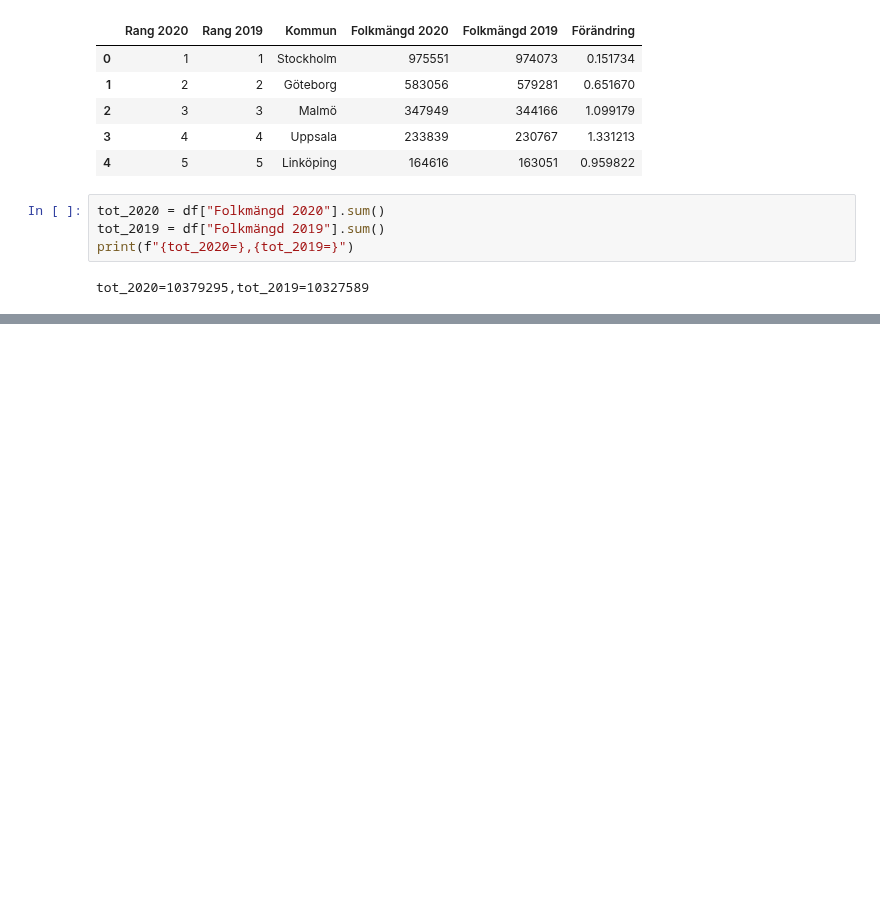
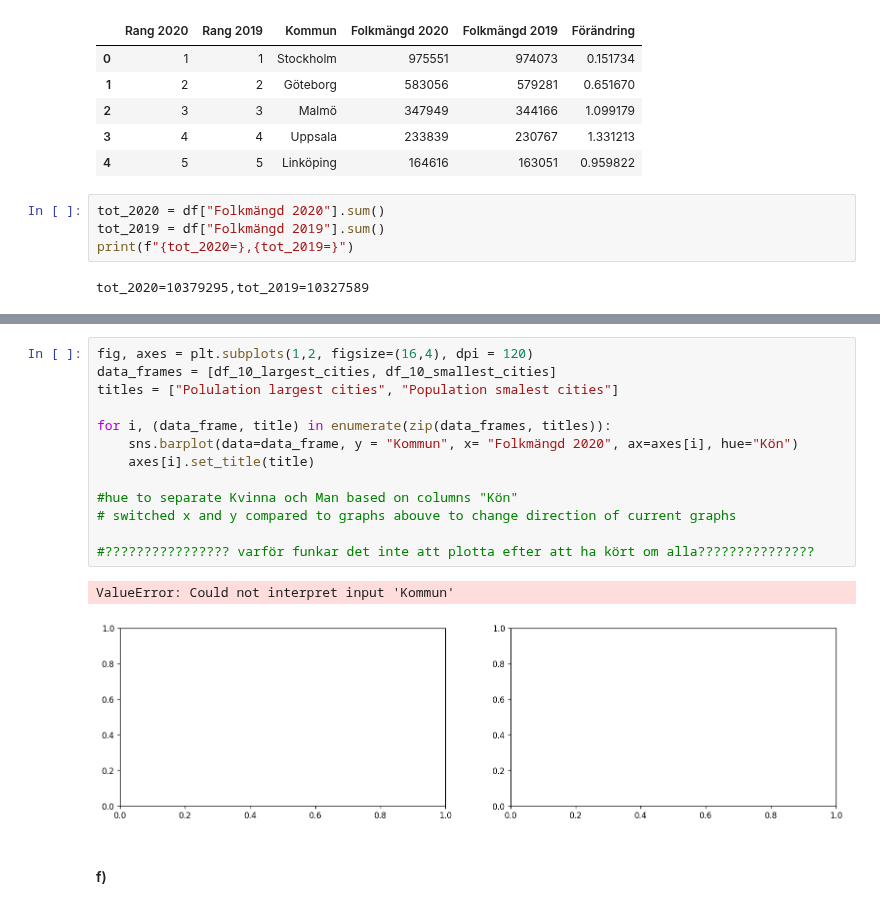
Before and after one commit to DorotaBjoorn/Databehandling-Dorota-Bjoorn, a Jupyter notebook: Excercises/Ex00_pandas_basics.ipynb, the cells around one changed output, grey strips where cells are left out. Drawn from its saved outputs; the diff is of its cells as text; blank space fills up the shorter version.

```diff
--- a/Excercises/Ex00_pandas_basics.ipynb
+++ b/Excercises/Ex00_pandas_basics.ipynb
@@ -198,0 +416,18 @@ print(axes[0].get_xticklabels())
+# %%
+fig, axes = plt.subplots(1,2, figsize=(16,4), dpi = 120)
+data_frames = [df_10_largest_cities, df_10_smallest_cities]
+titles = ["Polulation largest cities", "Population smalest cities"]
+
+for i, (data_frame, title) in enumerate(zip(data_frames, titles)):
+    sns.barplot(data=data_frame, y = "Kommun", x= "Folkmängd 2020", ax=axes[i], hue="Kön")
+    axes[i].set_title(title)
+
+#hue to separate Kvinna och Man based on columns "Kön"
+# switched x and y compared to graphs abouve to change direction of current graphs
+
+#???????????????? varför funkar det inte att plotta efter att ha kört om alla???????????????
+# %% [output]
+ValueError: Could not interpret input 'Kommun'
+[figure, added]
+# %% [markdown]
+#### f)
```
Also changed, not shown: parts of 40 cells of this notebook.
